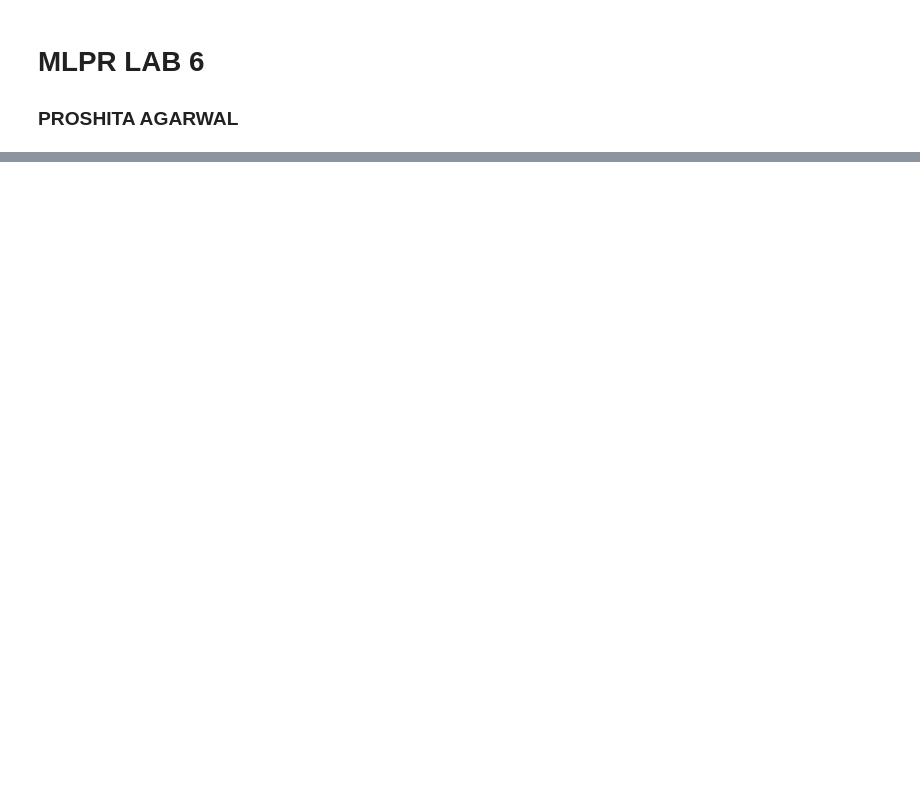
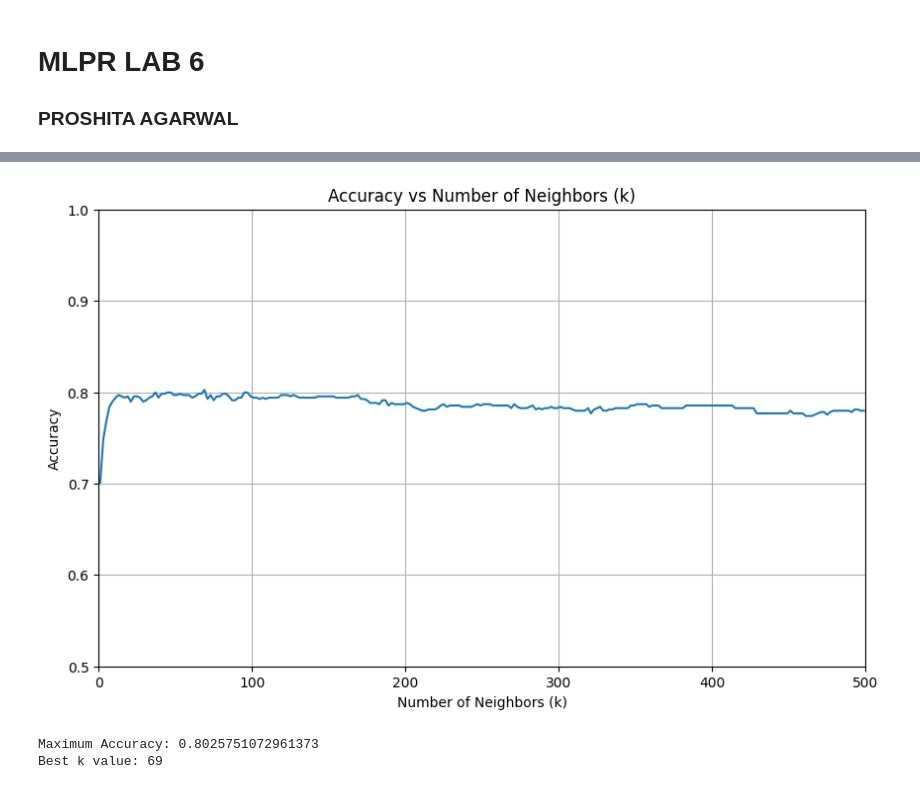
Before and after one commit to proshita-a/Machine-Learning-and-Pattern-Recognition, a Jupyter notebook: Lab6.ipynb, the cells around one changed output, grey strips where cells are left out. Cells and saved outputs as stored; diff of their text form; code cells hidden in the pictures; blank space fills up the shorter version.

```diff
--- a/Lab6.ipynb
+++ b/Lab6.ipynb
@@ -15,0 +151,30 @@ FileNotFoundError: [Errno 2] No such file or directory: 'tblTrain'
+# %%
+plt.figure(figsize=(10,6))
+
+plt.plot(knn_neighbors, accuracies)
+
+plt.xlabel("Number of Neighbors (k)")
+plt.ylabel("Accuracy")
+plt.title("Accuracy vs Number of Neighbors (k)")
+
+plt.xlim(0, 500)
+plt.ylim(0.5,1)
+plt.grid(True)
+plt.show()
+# %% [output]
+[figure, added]
+# %%
+#finding maximum accuracy
+max_accuracy = max(accuracies)
+
+#finding index of maximum accuracy
+index_of_max = accuracies.index(max_accuracy)
+
+#finding corresponding k value
+best_k = knn_neighbors[index_of_max]
+
+print("Maximum Accuracy:", max_accuracy)
+print("Best k value:", best_k)
+# %% [output]
+Maximum Accuracy: 0.8025751072961373
+Best k value: 69
```
Also changed, not shown: parts of 6 cells of this notebook.
